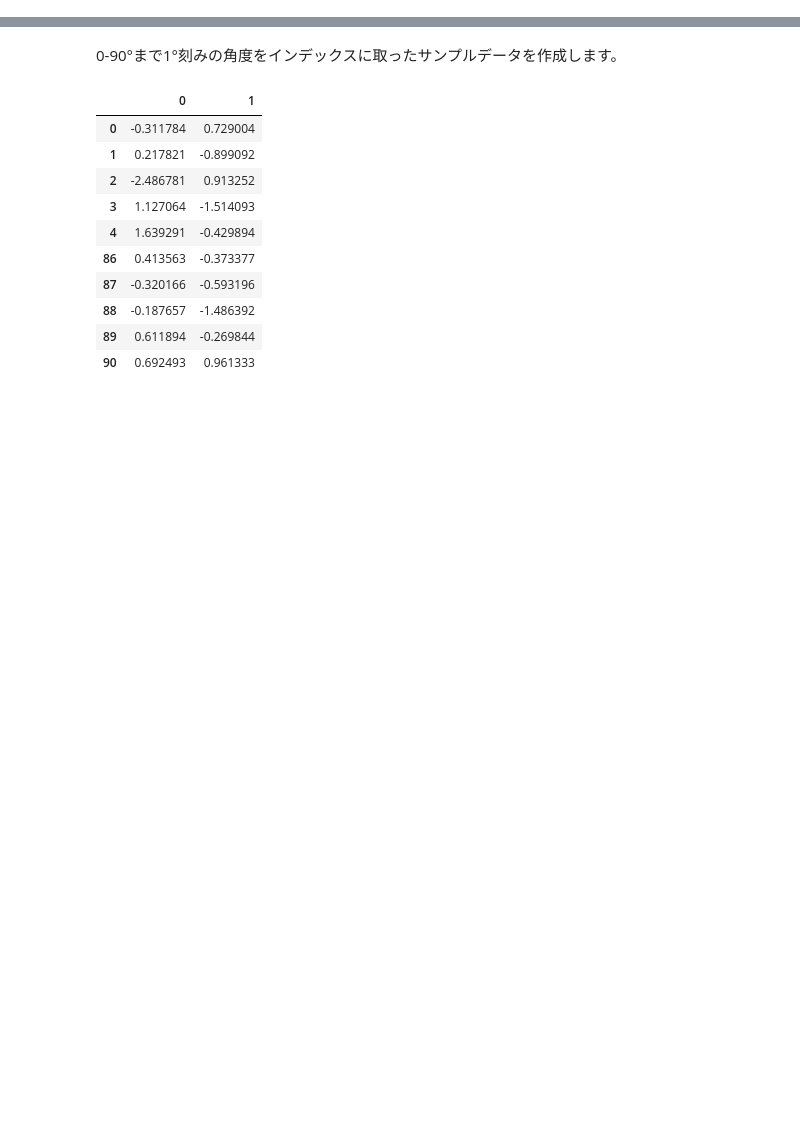
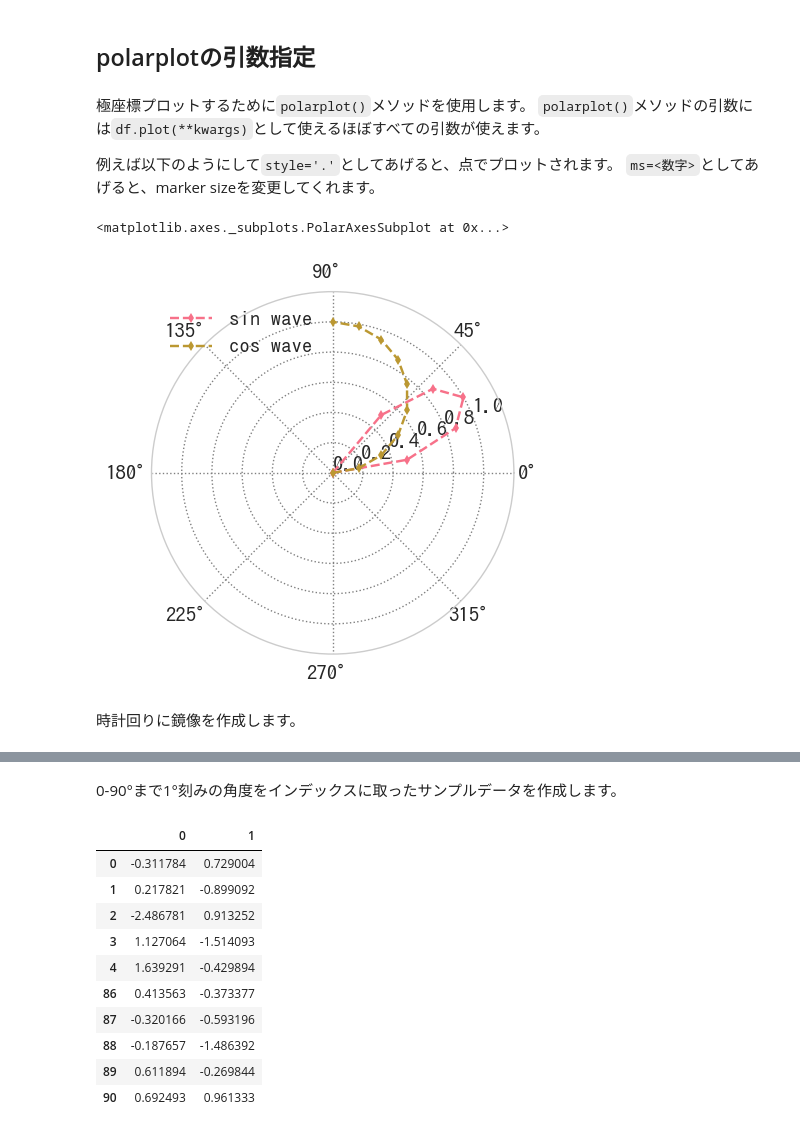
Before and after one commit to u1and0/polarplot, a Jupyter notebook: polarplot.ipynb, the cells around one changed output, grey strips where cells are left out. Saved outputs shown, nothing was run; the diff lists cells and outputs as text; code cells hidden in the pictures; blank space fills up the shorter version.

```diff
--- a/polarplot.ipynb
+++ b/polarplot.ipynb
@@ -0,0 +166,15 @@
+# %% [markdown]
+## polarplotの引数指定
+# %% [markdown]
+極座標プロットするために`polarplot()`メソッドを使用します。
+`polarplot()`メソッドの引数には`df.plot(**kwargs)`として使えるほぼすべての引数が使えます。
+
+例えば以下のようにして`style='.'`としてあげると、点でプロットされます。
+`ms=<数字>`としてあげると、marker sizeを変更してくれます。
+# %%
+df.polarplot(style='d--', ms=5, ylim=[0,1.2], yticks=np.arange(0,1.2,.2))
+# %% [output]
+<matplotlib.axes._subplots.PolarAxesSubplot at 0x...>
+[figure, added]
+# %% [markdown]
+時計回りに鏡像を作成します。
```
Also changed, not shown: parts of 65 cells of this notebook, 1 other file.
